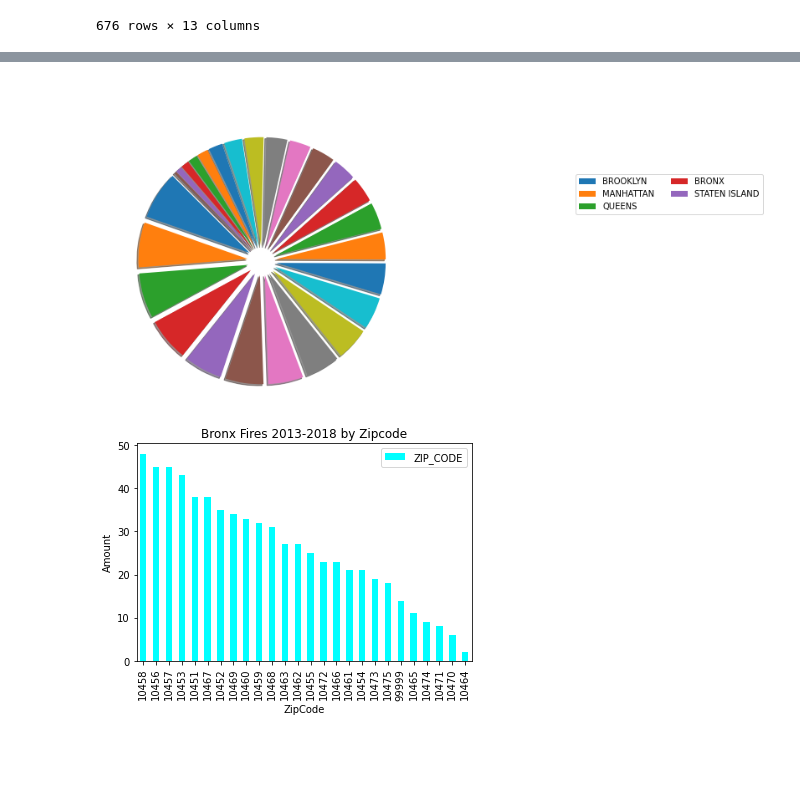
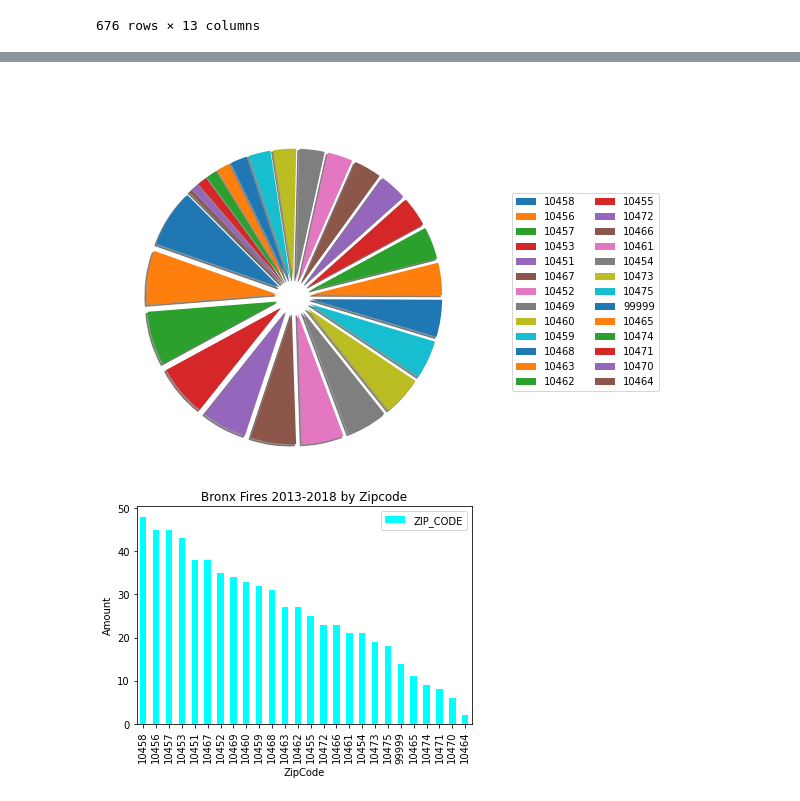
Before and after one commit to daiyanc/nyc_fires, a Jupyter notebook: data_visualization.ipynb, the cells around one changed output, grey strips where cells are left out. Saved outputs shown, nothing was run; the diff lists cells and outputs as text; code cells hidden in the pictures; blank space fills up the shorter version.

```diff
--- a/data_visualization.ipynb
+++ b/data_visualization.ipynb
@@ -225,14 +225,14 @@ bronx
 # %%
 # Pie Chart - Bronx
 bronx_labels = bronx_df['ZIP_CODE'].value_counts().index.tolist()
 bronx_explode = [0.2] * len(bronx_labels)
 plt.pie(bronx_df['ZIP_CODE'].value_counts(), labels=bronx_labels, radius=1.5, shadow=True,
 textprops={'color':'w'}, explode=bronx_explode, startangle=135)
 plt.title('Bronx Fires 2013-2018 by Zipcode', color='w', y=1.4)
-plt.legend(labels, bbox_to_anchor=(2.2, 1), ncol=2)
+plt.legend(bronx_labels, bbox_to_anchor=(2.2, 1), ncol=2)
 plt.show()
 # %% [output]
-[figure, old version]
+[figure, new version]
 # %%
 # Bar Graph - Bronx
 bronx_df['ZIP_CODE'].value_counts().plot.bar(xlabel='ZipCode', ylabel='Amount', title='Bronx Fires 2013-2018 by Zipcode', color='cyan')
```
